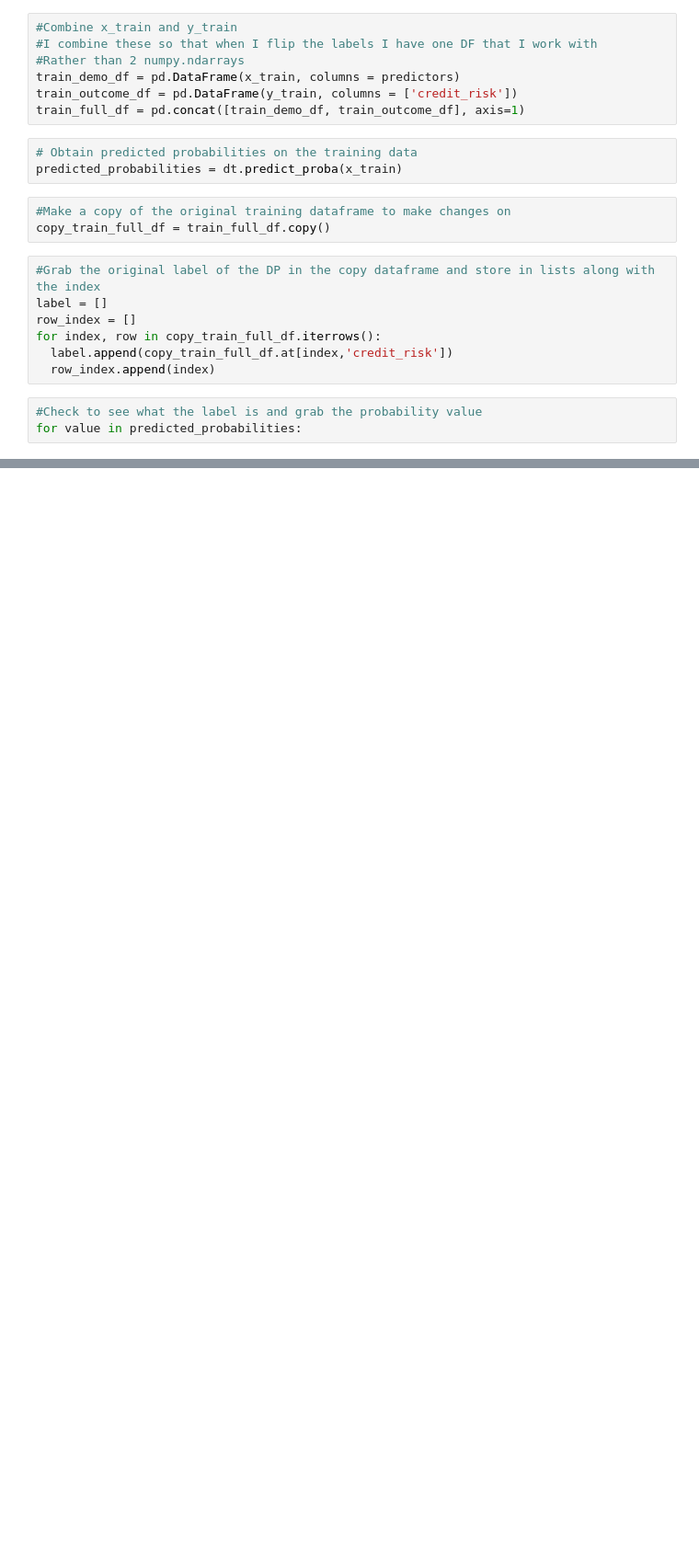
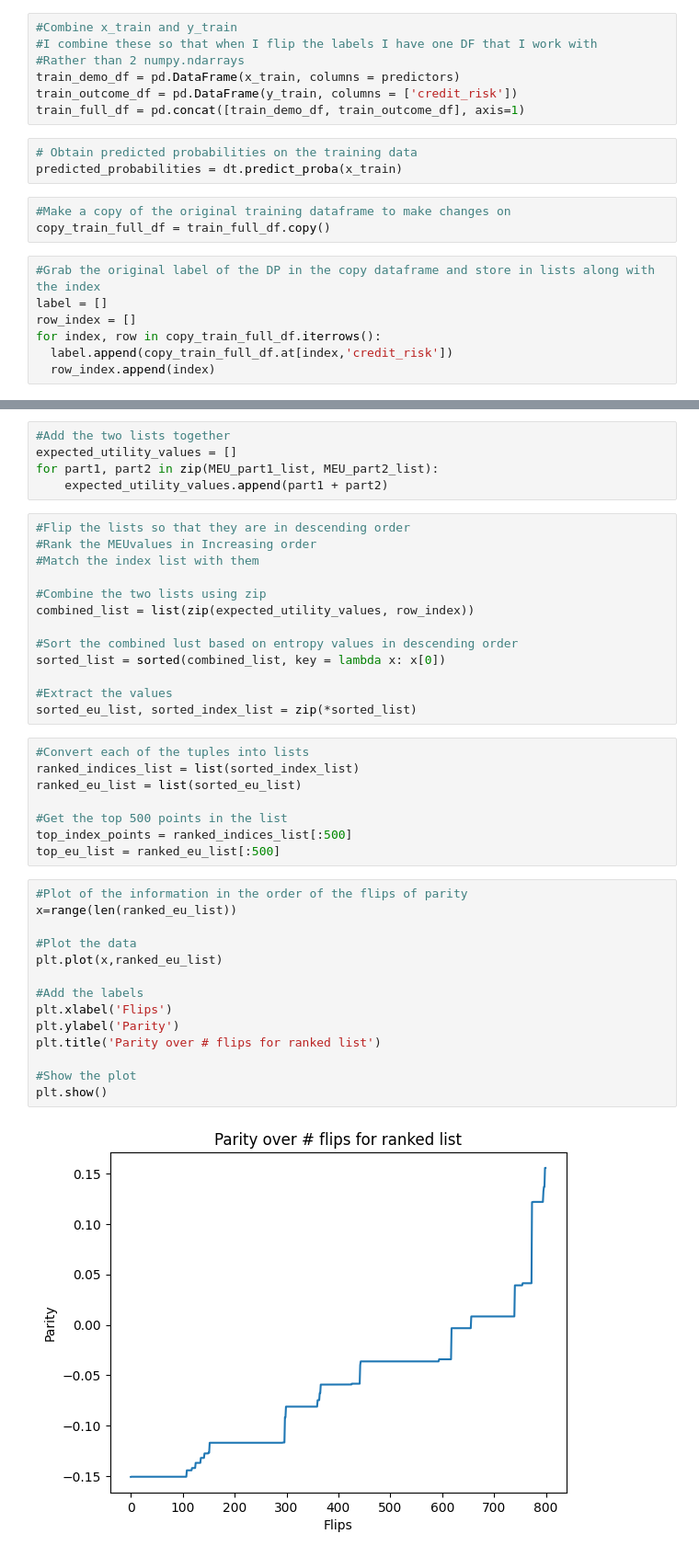
Before and after one commit to s-thandri/labelflipping, a Jupyter notebook: german_income/german_credit_MEU.ipynb, the cells around one changed output, grey strips where cells are left out. Shown at 92% size. Cells and saved outputs as stored; diff of their text form; blank space fills up the shorter version.

```diff
--- a/german_income/german_credit_MEU.ipynb
+++ b/german_income/german_credit_MEU.ipynb
@@ -166,6 +166,3 @@ row_index = []
 for index, row in copy_train_full_df.iterrows():
   label.append(copy_train_full_df.at[index,'credit_risk'])
   row_index.append(index)
-# %%
-#Check to see what the label is and grab the probability value
-for value in predicted_probabilities:
@@ -296,0 +252,42 @@ for index, row in copy_train_full_df.iterrows():
+# %%
+#Add the two lists together
+expected_utility_values = []
+for part1, part2 in zip(MEU_part1_list, MEU_part2_list):
+    expected_utility_values.append(part1 + part2)
+# %%
+#Flip the lists so that they are in descending order
+#Rank the MEUvalues in Increasing order
+#Match the index list with them
+
+#Combine the two lists using zip
+combined_list = list(zip(expected_utility_values, row_index))
+
+#Sort the combined lust based on entropy values in descending order
+sorted_list = sorted(combined_list, key = lambda x: x[0])
+
+#Extract the values
+sorted_eu_list, sorted_index_list = zip(*sorted_list)
+# %%
+#Convert each of the tuples into lists
+ranked_indices_list = list(sorted_index_list)
+ranked_eu_list = list(sorted_eu_list)
+
+#Get the top 500 points in the list
+top_index_points = ranked_indices_list[:500]
+top_eu_list = ranked_eu_list[:500]
+# %%
+#Plot of the information in the order of the flips of parity
+x=range(len(ranked_eu_list))
+
+#Plot the data
+plt.plot(x,ranked_eu_list)
+
+#Add the labels
+plt.xlabel('Flips')
+plt.ylabel('Parity')
+plt.title('Parity over # flips for ranked list')
+
+#Show the plot
+plt.show()
+# %% [output]
+[figure, added]
```
Also changed, not shown: parts of 10 cells of this notebook.
